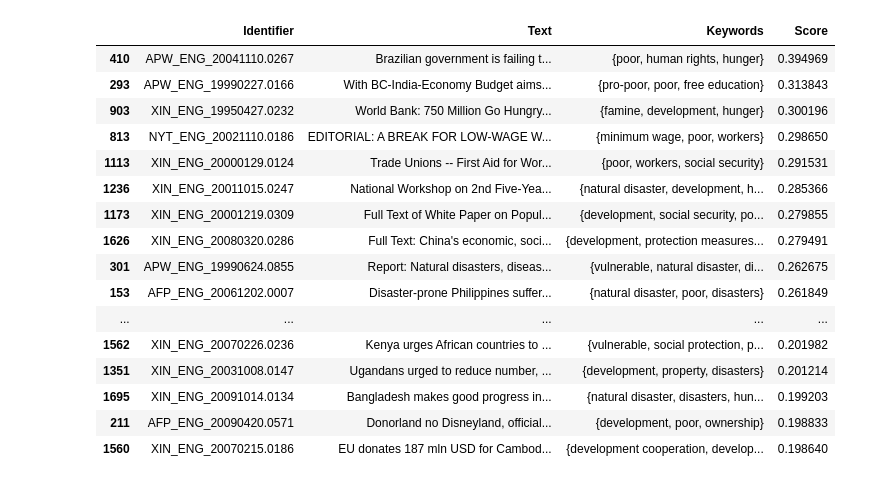
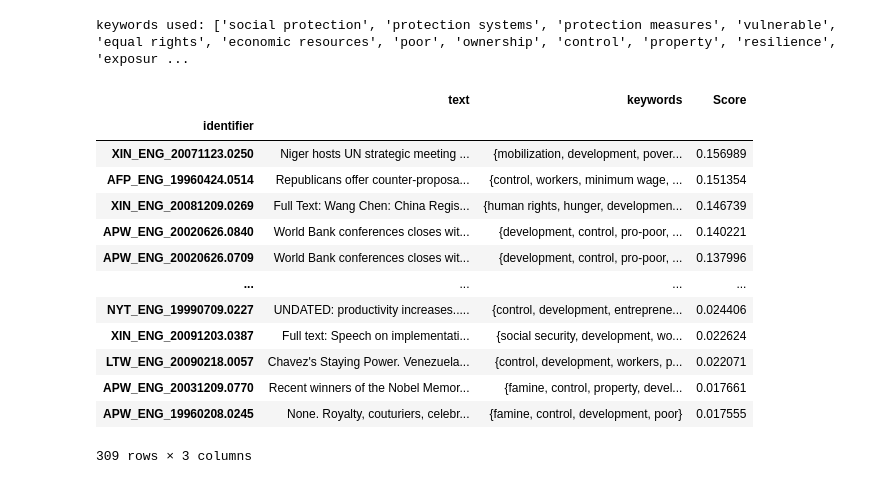
Before and after one commit to cltl/ma-tm-domains-SDG-tracker, a Jupyter notebook: keyword_search/keyword_search_tfidf.ipynb, the cells around one changed output. Saved outputs shown, nothing was run; the diff lists cells and outputs as text; code cells hidden in the pictures.

```diff
--- a/keyword_search/keyword_search_tfidf.ipynb
+++ b/keyword_search/keyword_search_tfidf.ipynb
@@ -134,2 +97,0 @@ articles = keyword_search(keywords2, big_df, treshold = 3)
-# %%
-mixed_df = pd.concat([big_df,random_df])
@@ -170,6 +97,0 @@ tf_idf_vecs = vectorizer.fit_transform(mixed_df['text'])
-# %%
-keywords_corpus = []
-for keyword in keywords2:
-    if keyword in vectorizer.get_feature_names():
-        keywords_corpus.append(keyword)
-print('keywords used:', keywords_corpus)
@@ -177,0 +120,31 @@ keywords used: ['vulnerable', 'poor', 'ownership', 'control', 'property', 'resil
+# %%
+def no_filter(infolder):
+    for file in glob.glob(infolder):
+        #prep filepaths for writing files
+        path = os.path.split(file)[0].split('/')[0]
+        basename = os.path.basename(file)
+
+        unpickled_dict = pickle.load(open (file, 'rb'))
+        #print(unpickled_dict)
+        # run the function above to concat headlines and first_five
+        new_dict = new_dict_concat_six(unpickled_dict)
+
+        #write filtered articles - choosing json this time so I can inspect them in IDE
+        if not os.path.exists(f'filteredpickles/unfiltered'):
+            os.makedirs(f'filteredpickles/unfiltered')
+
+        with open(f'filteredpickles/unfiltered/{basename.rstrip(".gz.pkl")}.json', 'w', encoding = 'utf-8') as outfile:
+            json.dump(new_dict, outfile)
+
+def random_sample(n):
+    df_list = []
+    i = 0
+    path = "filteredpickles/unfiltered"
+    while i < 50:
+        filename = random.choice(os.listdir(path))
+        jsonners = json.load(open(f'{path}/{filename}', 'rb'))
+        df_list.append(pd.DataFrame.from_dict(jsonners, orient = 'index', columns = ['text']))
+        i+=1
+    random_df = pd.concat(df_list)
+    random_sample = random_df.sample(n = n)
+    return random_sample
@@ -226,20 +197,18 @@ articles_complete = articles_complete.sort_values(by="Score", ascending = False)
-# %%
-articles_complete[:50]
-# %% [output]
-|  | Identifier | Text | Keywords | Score |
-| 410 | APW_ENG_20041110.0267 | Brazilian government is failing t... | {poor, human rights, hunger} | 0.394969 |
-| 293 | APW_ENG_19990227.0166 | With BC-India-Economy Budget aims... | {pro-poor, poor, free education} | 0.313843 |
-| 903 | XIN_ENG_19950427.0232 | World Bank: 750 Million Go Hungry... | {famine, development, hunger} | 0.300196 |
-| 813 | NYT_ENG_20021110.0186 | EDITORIAL: A BREAK FOR LOW-WAGE W... | {minimum wage, poor, workers} | 0.298650 |
-| 1113 | XIN_ENG_20000129.0124 | Trade Unions -- First Aid for Wor... | {poor, workers, social security} | 0.291531 |
-| 1236 | XIN_ENG_20011015.0247 | National Workshop on 2nd Five-Yea... | {natural disaster, development, h... | 0.285366 |
-| 1173 | XIN_ENG_20001219.0309 | Full Text of White Paper on Popul... | {development, social security, po... | 0.279855 |
-| 1626 | XIN_ENG_20080320.0286 | Full Text: China's economic, soci... | {development, protection measures... | 0.279491 |
-| 301 | APW_ENG_19990624.0855 | Report: Natural disasters, diseas... | {vulnerable, natural disaster, di... | 0.262675 |
-| 153 | AFP_ENG_20061202.0007 | Disaster-prone Philippines suffer... | {natural disaster, poor, disasters} | 0.261849 |
-| ... | ... | ... | ... | ... |
-| 1562 | XIN_ENG_20070226.0236 | Kenya urges African countries to ... | {vulnerable, social protection, p... | 0.201982 |
-| 1351 | XIN_ENG_20031008.0147 | Ugandans urged to reduce number, ... | {development, property, disasters} | 0.201214 |
-| 1695 | XIN_ENG_20091014.0134 | Bangladesh makes good progress in... | {natural disaster, disasters, hun... | 0.199203 |
-| 211 | AFP_ENG_20090420.0571 | Donorland no Disneyland, official... | {development, poor, ownership} | 0.198833 |
-| 1560 | XIN_ENG_20070215.0186 | EU donates 187 mln USD for Cambod... | {development cooperation, develop... | 0.198640 |
+# %%
+compute_tf_idf(articles, keywords2)
+# %% [output]
+keywords used: ['social protection', 'protection systems', 'protection measures', 'vulnerable', 'equal rights', 'economic resources', 'poor', 'ownership', 'control', 'property', 'resilience', 'exposur ...
+|  | text | keywords | Score |
+| identifier |  |  |  |
+| XIN_ENG_20071123.0250 | Niger hosts UN strategic meeting ... | {mobilization, development, pover... | 0.156989 |
+| AFP_ENG_19960424.0514 | Republicans offer counter-proposa... | {control, workers, minimum wage, ... | 0.151354 |
+| XIN_ENG_20081209.0269 | Full Text: Wang Chen: China Regis... | {human rights, hunger, developmen... | 0.146739 |
+| APW_ENG_20020626.0840 | World Bank conferences closes wit... | {development, control, pro-poor, ... | 0.140221 |
+| APW_ENG_20020626.0709 | World Bank conferences closes wit... | {development, control, pro-poor, ... | 0.137996 |
+| ... | ... | ... | ... |
+| NYT_ENG_19990709.0227 | UNDATED: productivity increases..... | {control, development, entreprene... | 0.024406 |
+| XIN_ENG_20091203.0387 | Full text: Speech on implementati... | {social security, development, wo... | 0.022624 |
+| LTW_ENG_20090218.0057 | Chavez's Staying Power. Venezuela... | {control, development, workers, p... | 0.022071 |
+| APW_ENG_20031209.0770 | Recent winners of the Nobel Memor... | {famine, control, property, devel... | 0.017661 |
+| APW_ENG_19960208.0245 | None. Royalty, couturiers, celebr... | {famine, control, development, poor} | 0.017555 |
+309 rows × 3 columns
```
Also changed, not shown: parts of 23 cells of this notebook.
